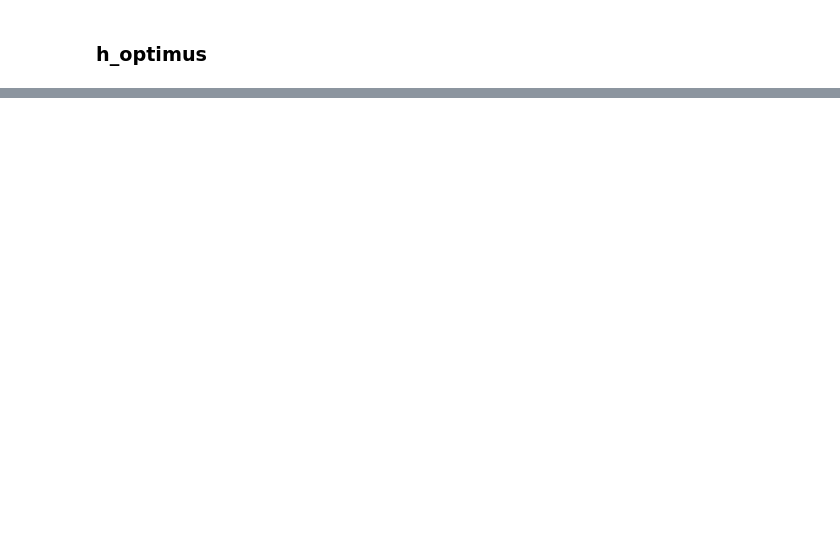
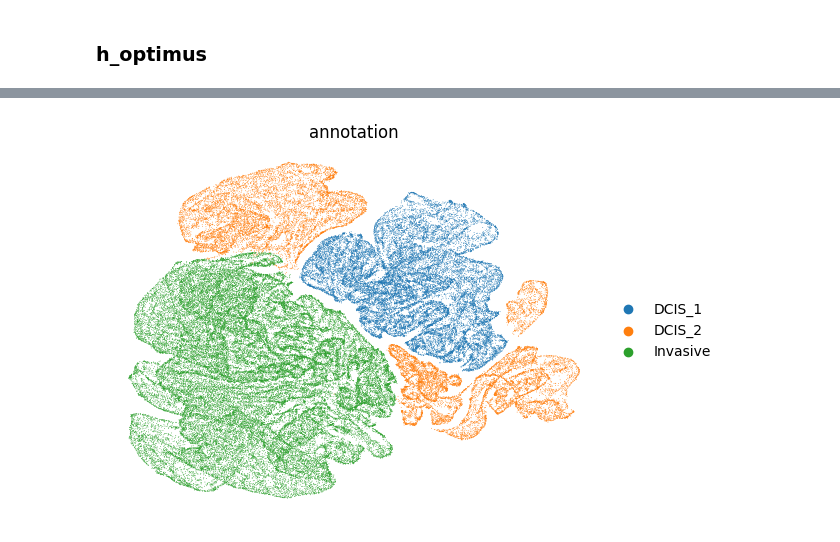
Before and after one commit to SalehiSina/Master_Thesis, a Jupyter notebook: Notebooks/Hadmard_Attention/Xenium_Breast_Cancer_interpretation.ipynb, the cells around one changed output, grey strips where cells are left out. Cells and saved outputs as stored; diff of their text form; code cells hidden in the pictures; blank space fills up the shorter version.

```diff
--- a/Notebooks/Hadmard_Attention/Xenium_Breast_Cancer_interpretation.ipynb
+++ b/Notebooks/Hadmard_Attention/Xenium_Breast_Cancer_interpretation.ipynb
@@ -836,0 +352,13 @@ plt.show()
+# %%
+mask = ad.obs['annotation'].isin(['DCIS_1', 'DCIS_2', 'Invasive'])
+ad2 = ad[mask]
+# Build neighbors using embedding space
+sc.pp.neighbors(ad2, use_rep='p_Morpho_Embedding')
+
+# Compute UMAPac
+sc.tl.umap(ad2)
+
+# Plot
+sc.pl.umap(ad2, color="annotation", frameon=False)
+# %% [output]
+[figure, added]
```
Also changed, not shown: parts of 125 cells of this notebook, 14 other files.
